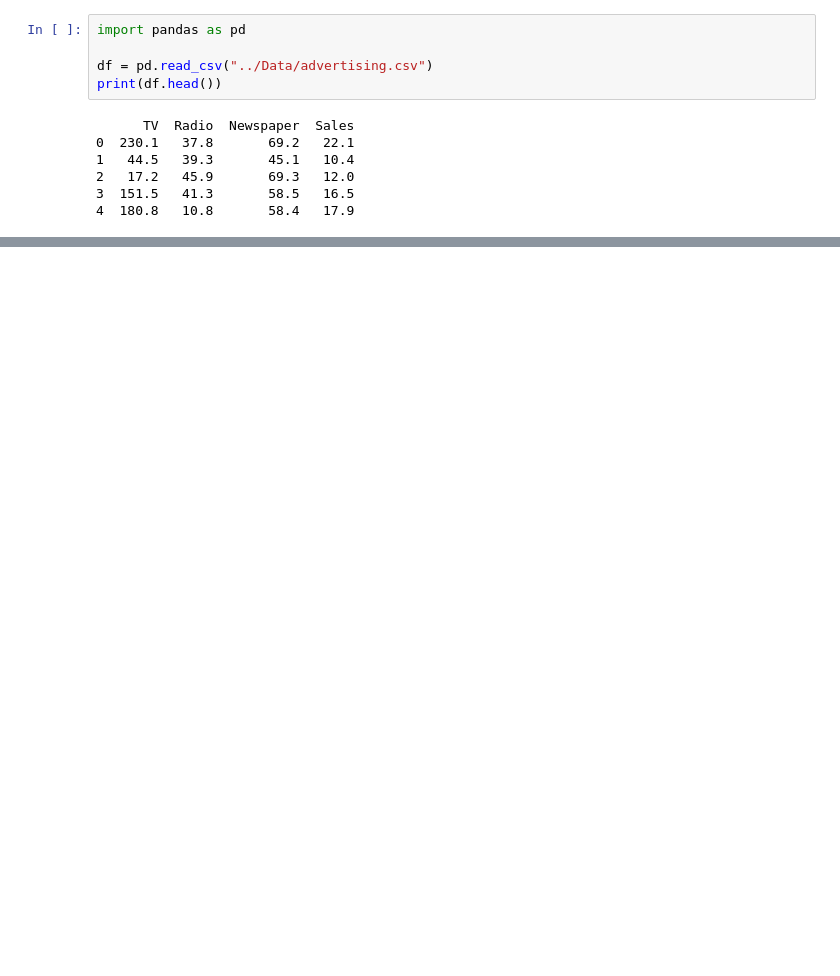
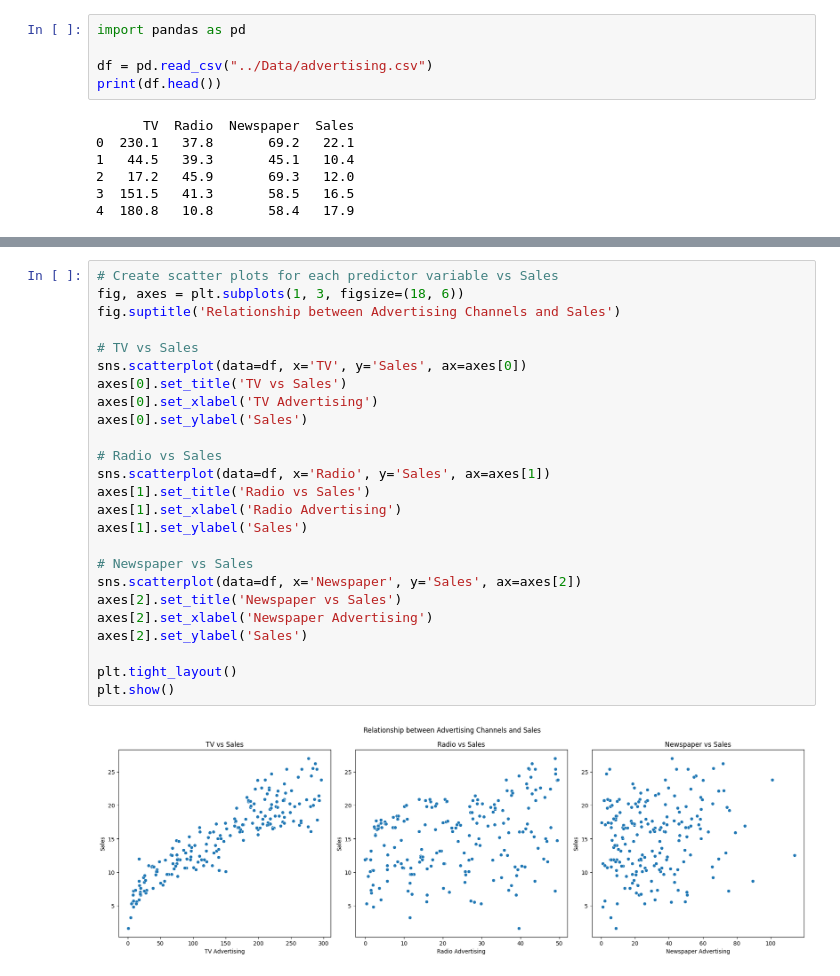
Before and after one commit to u23ai071-IshatS/Machine-Learning-Lab, a Jupyter notebook: Assignment 1/EDA/boxPlotAdvertising.ipynb, the cells around one changed output, grey strips where cells are left out. Cells and saved outputs as stored; diff of their text form; blank space fills up the shorter version.

```diff
--- a/Assignment 1/EDA/boxPlotAdvertising.ipynb
+++ b/Assignment 1/EDA/boxPlotAdvertising.ipynb
@@ -22,0 +44,27 @@ plt.show()
+# %%
+# Create scatter plots for each predictor variable vs Sales
+fig, axes = plt.subplots(1, 3, figsize=(18, 6))
+fig.suptitle('Relationship between Advertising Channels and Sales')
+
+# TV vs Sales
+sns.scatterplot(data=df, x='TV', y='Sales', ax=axes[0])
+axes[0].set_title('TV vs Sales')
+axes[0].set_xlabel('TV Advertising')
+axes[0].set_ylabel('Sales')
+
+# Radio vs Sales
+sns.scatterplot(data=df, x='Radio', y='Sales', ax=axes[1])
+axes[1].set_title('Radio vs Sales')
+axes[1].set_xlabel('Radio Advertising')
+axes[1].set_ylabel('Sales')
+
+# Newspaper vs Sales
+sns.scatterplot(data=df, x='Newspaper', y='Sales', ax=axes[2])
+axes[2].set_title('Newspaper vs Sales')
+axes[2].set_xlabel('Newspaper Advertising')
+axes[2].set_ylabel('Sales')
+
+plt.tight_layout()
+plt.show()
+# %% [output]
+[figure, added]
```
Also changed, not shown: parts of 2 cells of this notebook, 3 other files.
